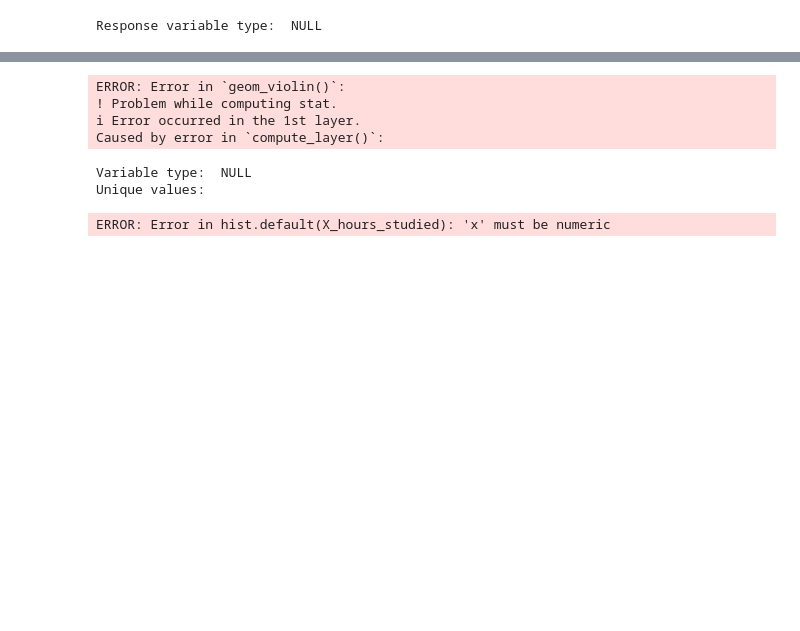
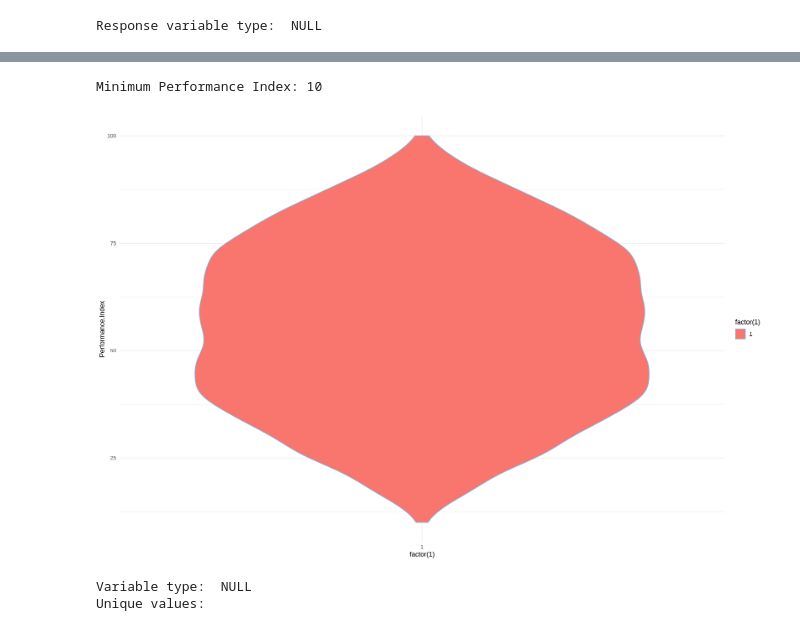
Before and after one commit to PabloNatB/Student-Perfomance-Regression, a Jupyter notebook: Student_Regresion.ipynb, the cells around one changed output, grey strips where cells are left out. Cells and saved outputs as stored; diff of their text form; code cells hidden in the pictures; blank space fills up the shorter version.

```diff
--- a/Student_Regresion.ipynb
+++ b/Student_Regresion.ipynb
@@ -92,18 +115,18 @@ ERROR: Error in plot.window(...): need finite 'xlim' values
 # %%
 
 # Check the overall distribution of the response variable
-violinplot <- ggplot(df, aes(x=factor(1), y=response, fill=factor(1))) +
-  geom_violin(color='#f5d376') +
+library(ggplot2)
+
+violinplot <- ggplot(df, aes(x = factor(1), y = Performance.Index, fill = factor(1))) +
+  geom_violin(color = '#7cb9e8') +
   theme_minimal()
+
 print(violinplot)
 
-cat("Minimum response:", min(response), "\n")
-cat("Maximum response:", max(response), "\n")
+cat("Minimum Performance Index:", min(df$Performance.Index), "\n")
 # %% [output]
-ERROR: Error in `geom_violin()`:
-! Problem while computing stat.
-ℹ Error occurred in the 1st layer.
-Caused by error in `compute_layer()`:
+Minimum Performance Index: 10
+[figure, added]
 # %%
 # Explore the 'Hours Studied' variable
 X_hours_studied <- df$`Hours Studied`
@@ -112,10 +135,3 @@ cat("Unique values: ", unique(X_hours_studied), "\n")
 # %% [output]
 Variable type:  NULL
 Unique values:
-# %%
-
-# Plot histogram and boxplot
-hist(X_hours_studied)
-boxplot(response ~ X_hours_studied, data=df)
-# %% [output]
-ERROR: Error in hist.default(X_hours_studied): 'x' must be numeric
```
Also changed, not shown: parts of 27 cells of this notebook.
